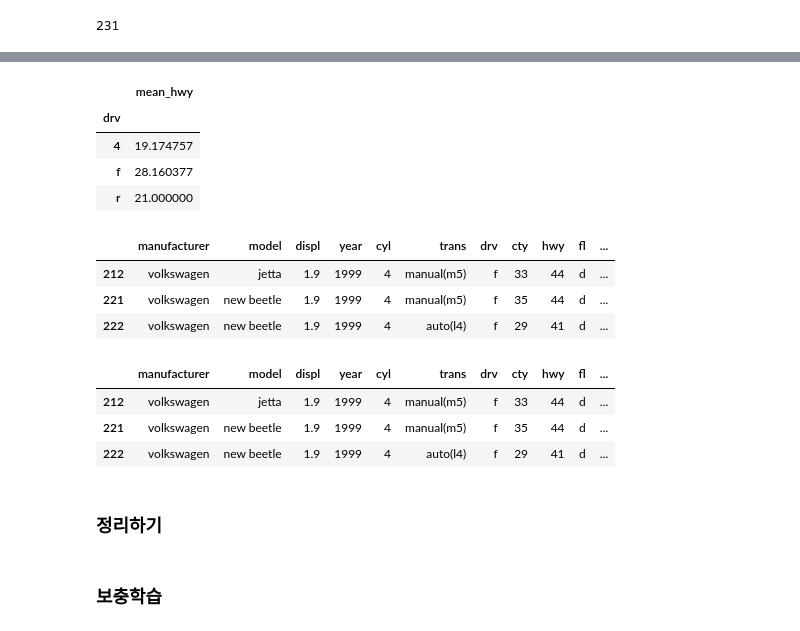
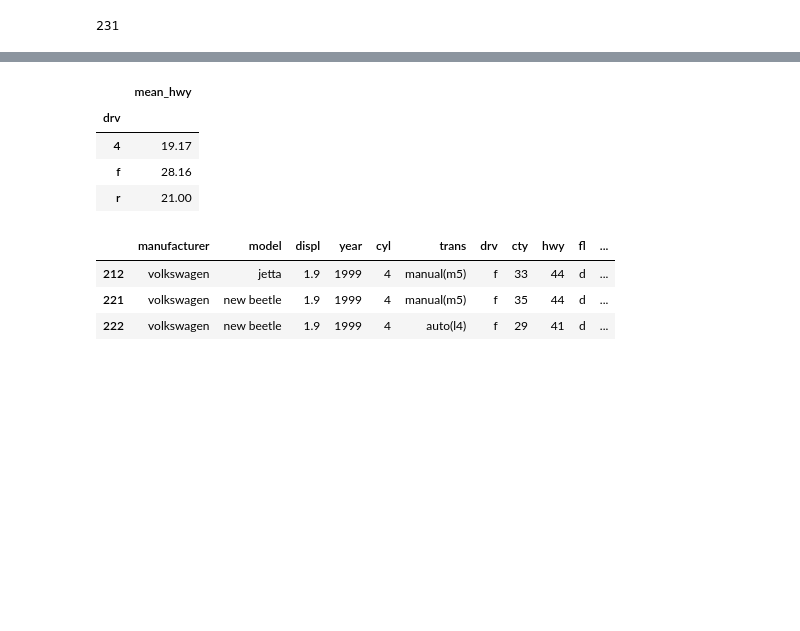
Before and after one commit to kihyuk-1/2025-1-myclass-BDA, a Jupyter notebook: inclass/09w_B_wed_0430_easy_ch07.ipynb, the cells around one changed output, grey strips where cells are left out. Cells and saved outputs as stored; diff of their text form; code cells hidden in the pictures; blank space fills up the shorter version.

```diff
--- a/inclass/09w_B_wed_0430_easy_ch07.ipynb
+++ b/inclass/09w_B_wed_0430_easy_ch07.ipynb
@@ -1127,10 +853,10 @@ len(mpg)
 # %%
-mpg = pd.read_csv('data/mpg.csv')
+mpg = pd.read_csv('./data/mpg.csv')
 mpg.groupby('drv').agg(mean_hwy = ('hwy', 'mean'))
 # %% [output]
 |  | mean_hwy |
 | drv |  |
-| 4 | 19.174757 |
-| f | 28.160377 |
-| r | 21.000000 |
+| 4 | 19.17 |
+| f | 28.16 |
+| r | 21.00 |
 # %%
@@ -1140,12 +866,3 @@ mpg[ mpg['hwy'] > 40.5 ]
 | 212 | volkswagen | jetta | 1.9 | 1999 | 4 | manual(m5) | f | 33 | 44 | d | ... |
 | 221 | volkswagen | new beetle | 1.9 | 1999 | 4 | manual(m5) | f | 35 | 44 | d | ... |
 | 222 | volkswagen | new beetle | 1.9 | 1999 | 4 | auto(l4) | f | 29 | 41 | d | ... |
-# %%
-mpg.query( 'hwy > 40.5' )
-# %% [output]
-|  | manufacturer | model | displ | year | cyl | trans | drv | cty | hwy | fl | ... |
-| 212 | volkswagen | jetta | 1.9 | 1999 | 4 | manual(m5) | f | 33 | 44 | d | ... |
-| 221 | volkswagen | new beetle | 1.9 | 1999 | 4 | manual(m5) | f | 35 | 44 | d | ... |
-| 222 | volkswagen | new beetle | 1.9 | 1999 | 4 | auto(l4) | f | 29 | 41 | d | ... |
-# %% [markdown]
-### 정리하기
@@ -1178,2 +868,0 @@ mpg['hwy'] = np.where((mpg['hwy'] < 4.5) | (mpg['hwy'] > 40.5), np.nan, mpg['hwy
-# %% [markdown]
-### **보충학습**
```
Also changed, not shown: parts of 219 cells of this notebook.
